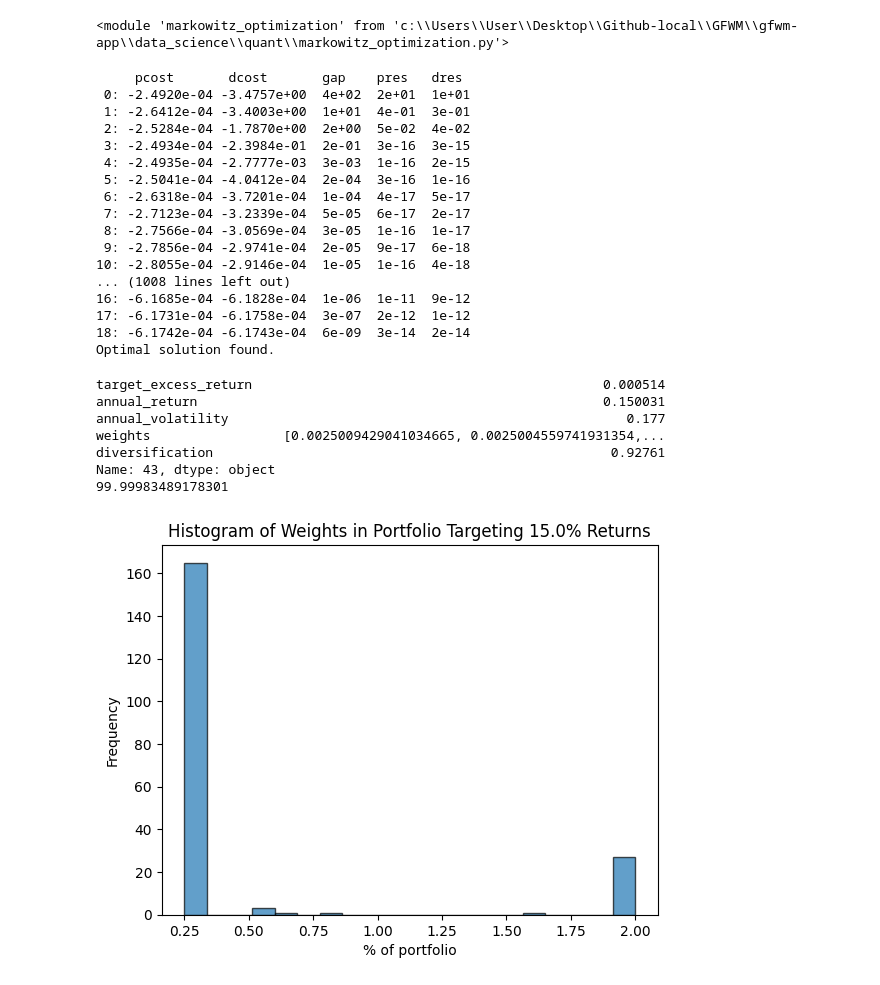
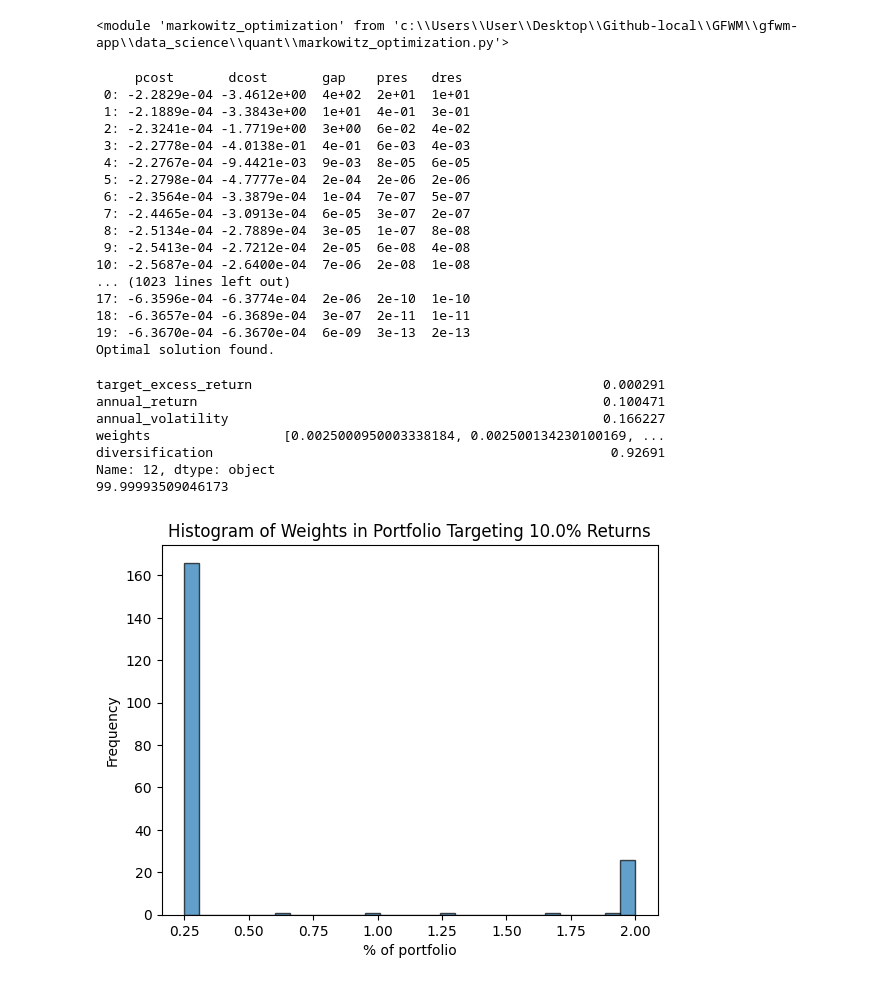
Before and after one commit to Green-Future-Wealth-Management-MQP-2024/GFWM, a Jupyter notebook: gfwm-app/data_science/quant/markowitz_plots.ipynb, the cells around one changed output. Drawn from its saved outputs; the diff is of its cells as text; code cells hidden in the pictures.

```diff
--- a/gfwm-app/data_science/quant/markowitz_plots.ipynb
+++ b/gfwm-app/data_science/quant/markowitz_plots.ipynb
@@ -20,7 +20,7 @@ entire_cov_matrix = entire_cov_matrix.set_index('ticker')
 unique_tickers = pd.Series(all_price_data['ticker'].unique())
 
 n=200
-tickers = unique_tickers.sample(frac=(n+1)/500, random_state=1).reset_index(drop=True)
+tickers = unique_tickers.sample(frac=n/500, random_state=1).reset_index(drop=True)
 
 # keep selected tickers
 price_data = all_price_data[all_price_data['ticker'].isin(tickers)]
@@ -37,10 +37,10 @@ cov = opt.matrix(cov_matrix)
 mean_returns = opt.matrix(mean_log_returns)
 
 # annual risk free rate
-risk_free_rate = 0.03
+risk_free_rate = 0.04
 
 # daily target returns. scale to annual for graphing
-target_returns = np.linspace(start=mu_bar - 0.25*mu_sd, stop=mu_bar + 0.7*mu_sd, num=60)
+target_returns = np.linspace(start=mu_bar - 0.3*mu_sd, stop=mu_bar + 0.8*mu_sd, num=60)
 
 #print(target_returns * 252 * 100)
 # %%
@@ -52,48 +52,48 @@ optimal_portfolios, best_fit = markowitz_optimization.calculate_optimal_portfoli
                                                                                    bounds = [0.5/n, 4.0/n])
 # %% [output]
      pcost       dcost       gap    pres   dres
- 0: -2.4920e-04 -3.4757e+00  4e+02  2e+01  1e+01
- 1: -2.6412e-04 -3.4003e+00  1e+01  4e-01  3e-01
- 2: -2.5284e-04 -1.7870e+00  2e+00  5e-02  4e-02
- 3: -2.4934e-04 -2.3984e-01  2e-01  3e-16  3e-15
- 4: -2.4935e-04 -2.7777e-03  3e-03  1e-16  2e-15
- 5: -2.5041e-04 -4.0412e-04  2e-04  3e-16  1e-16
- 6: -2.6318e-04 -3.7201e-04  1e-04  4e-17  5e-17
- 7: -2.7123e-04 -3.2339e-04  5e-05  6e-17  2e-17
- 8: -2.7566e-04 -3.0569e-04  3e-05  1e-16  1e-17
- 9: -2.7856e-04 -2.9741e-04  2e-05  9e-17  6e-18
-10: -2.8055e-04 -2.9146e-04  1e-05  1e-16  4e-18
-... (1008 lines left out)
-16: -6.1685e-04 -6.1828e-04  1e-06  1e-11  9e-12
-17: -6.1731e-04 -6.1758e-04  3e-07  2e-12  1e-12
-18: -6.1742e-04 -6.1743e-04  6e-09  3e-14  2e-14
+ 0: -2.2829e-04 -3.4612e+00  4e+02  2e+01  1e+01
+ 1: -2.1889e-04 -3.3843e+00  1e+01  4e-01  3e-01
+ 2: -2.3241e-04 -1.7719e+00  3e+00  6e-02  4e-02
+ 3: -2.2778e-04 -4.0138e-01  4e-01  6e-03  4e-03
+ 4: -2.2767e-04 -9.4421e-03  9e-03  8e-05  6e-05
+ 5: -2.2798e-04 -4.7777e-04  2e-04  2e-06  2e-06
+ 6: -2.3564e-04 -3.3879e-04  1e-04  7e-07  5e-07
+ 7: -2.4465e-04 -3.0913e-04  6e-05  3e-07  2e-07
+ 8: -2.5134e-04 -2.7889e-04  3e-05  1e-07  8e-08
+ 9: -2.5413e-04 -2.7212e-04  2e-05  6e-08  4e-08
+10: -2.5687e-04 -2.6400e-04  7e-06  2e-08  1e-08
+... (1023 lines left out)
+17: -6.3596e-04 -6.3774e-04  2e-06  2e-10  1e-10
+18: -6.3657e-04 -6.3689e-04  3e-07  2e-11  1e-11
+19: -6.3670e-04 -6.3670e-04  6e-09  3e-13  2e-13
 Optimal solution found.
 # %%
-#find the portfolio nearest to 15% return
+#find the portfolio nearest a given target return
 
 optimal_portfolios.sort_values(by='annual_return', ascending= True)
-target_return = 0.15
+target_return = 0.1
 closest_portfolio = optimal_portfolios.loc[(optimal_portfolios['annual_return'] - target_return).abs().idxmin()]
 closest_portfolio_weights = closest_portfolio['weights'] * 100
 
 print(closest_portfolio)
 
 print(sum(closest_portfolio_weights))
 
-plt.hist(closest_portfolio_weights, bins=20, edgecolor='black', alpha=0.7)
+plt.hist(closest_portfolio_weights, bins=30, edgecolor='black', alpha=0.7)
 plt.xlabel('% of portfolio')
 plt.ylabel('Frequency')
 plt.title(f'Histogram of Weights in Portfolio Targeting {target_return * 100}% Returns')
 plt.show()
 # %% [output]
-target_excess_return                                             0.000514
-annual_return                                                    0.150031
-annual_volatility                                                   0.177
-weights                 [0.0025009429041034665, 0.0025004559741931354,...
-diversification                                                   0.92761
-Name: 43, dtype: object
-99.99983489178301
+target_excess_return                                             0.000291
+annual_return                                                    0.100471
+annual_volatility                                                0.166227
+weights                 [0.0025000950003338184, 0.002500134230100169, ...
+diversification                                                   0.92691
+Name: 12, dtype: object
+99.99993509046173
-[figure, old version]
+[figure, new version]
 # %%
 fig = plt.figure()
 
```
Also changed, not shown: parts of 2 cells of this notebook, 1 other file.
